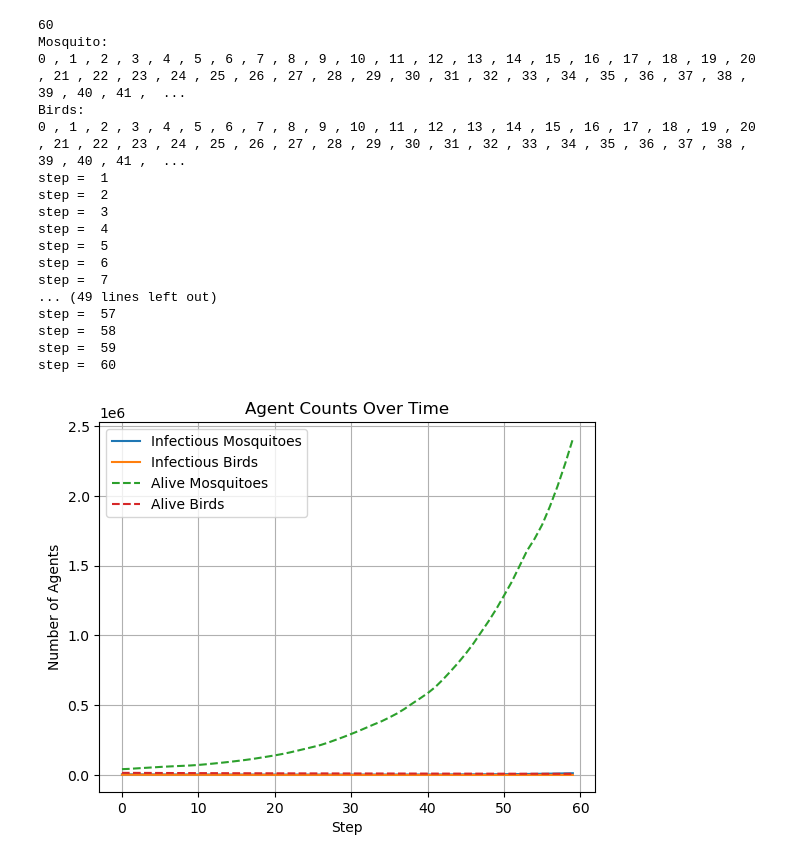
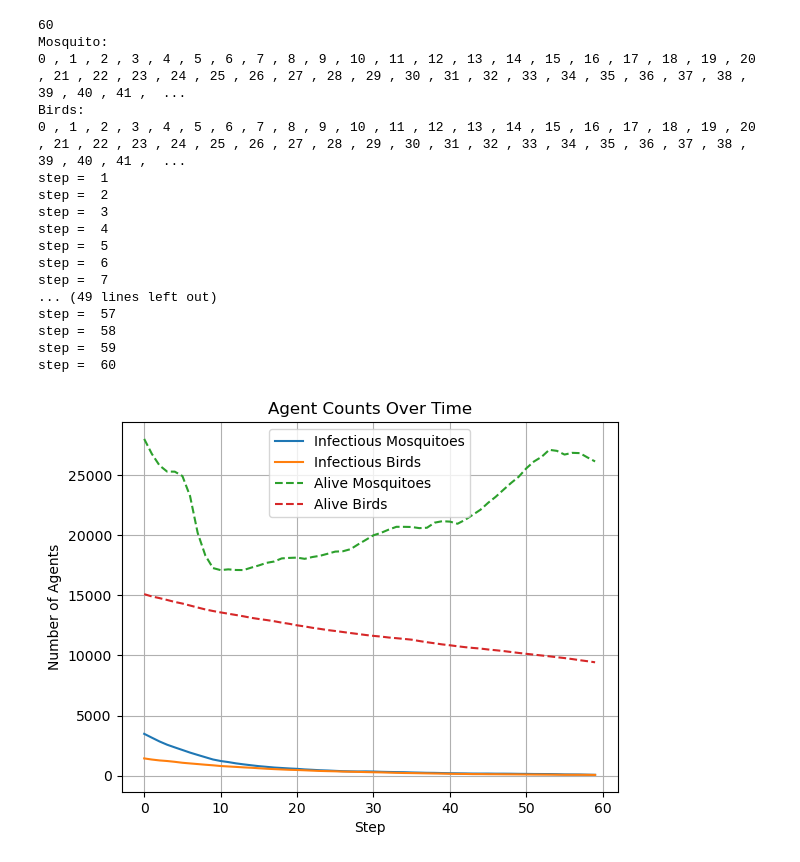
Before and after one commit to MatinMarjani/ABM-WNV, a Jupyter notebook: Test_Model_1.ipynb, the cells around one changed output. Cells and saved outputs as stored; diff of their text form; code cells hidden in the pictures.

```diff
--- a/Test_Model_1.ipynb
+++ b/Test_Model_1.ipynb
@@ -61,14 +61,14 @@ class WNVParameters:
     def mosquito_death_rate(self, T):
         optimal_temp = 30  # Optimal temperature for Culex mosquitoes
         temp_factor = 0.05 + np.exp(0.01 * (T - optimal_temp) ** 2)  # Inverse Gaussian function for temperature
-        return 0.05 * temp_factor
+        return 0.1 * temp_factor
 
     def bird_death_rate(self, T):
         optimal_temp = 35  # Optimal temperature for American crows
         spread = 15  # Spread factor to control the steepness of the curve
         temp_factor = np.exp(-((T - optimal_temp) ** 2) / (2 * spread ** 2))
         # Adjusted to make the minimum death rate higher
-        return 0.04 * (1 - temp_factor)
+        return 0.03 * (1 - temp_factor)
 
     def infection_probability(self, T):
         optimal_temp = 25  # Optimal temperature for WNV transmission
@@ -228,7 +228,6 @@ class WNVModel(Model):
                 # print(x, ' ', y)
                 num_groups = culex_distribution.iloc[x, y]  # Number of mosquito groups in this cell
                 for _ in range(int(num_groups)):  # Each group represents 100 mosquitoes
-                    # for _ in range(100):
                     state = "infectious" if mosquito_id < initial_infectious_mosquitoes else "susceptible"
                     mosquito = Mosquito(mosquito_id, self, state)
                     self.schedule.add(mosquito)
@@ -332,31 +331,31 @@ def plot_infectious_counts(model):
     plt.title('Agent Counts Over Time')
     plt.legend()
     plt.grid(True)
     plt.savefig('agent_counts.png')
     plt.show()
 
 # Running the model
 if __name__ == "__main__":
     parameters = WNVParameters()
     model = WNVModel(parameters)
     Visualize_simulation(model, num_steps=parameters.simulation_steps)
     plot_infectious_counts(model)
 # %% [output]
 60
 Mosquito:
 0 , 1 , 2 , 3 , 4 , 5 , 6 , 7 , 8 , 9 , 10 , 11 , 12 , 13 , 14 , 15 , 16 , 17 , 18 , 19 , 20 , 21 , 22 , 23 , 24 , 25 , 26 , 27 , 28 , 29 , 30 , 31 , 32 , 33 , 34 , 35 , 36 , 37 , 38 , 39 , 40 , 41 ,  ...
 Birds:
 0 , 1 , 2 , 3 , 4 , 5 , 6 , 7 , 8 , 9 , 10 , 11 , 12 , 13 , 14 , 15 , 16 , 17 , 18 , 19 , 20 , 21 , 22 , 23 , 24 , 25 , 26 , 27 , 28 , 29 , 30 , 31 , 32 , 33 , 34 , 35 , 36 , 37 , 38 , 39 , 40 , 41 ,  ...
 step =  1
 step =  2
 step =  3
 step =  4
 step =  5
 step =  6
 step =  7
 ... (49 lines left out)
 step =  57
 step =  58
 step =  59
 step =  60
-[figure, old version]
+[figure, new version]
```
